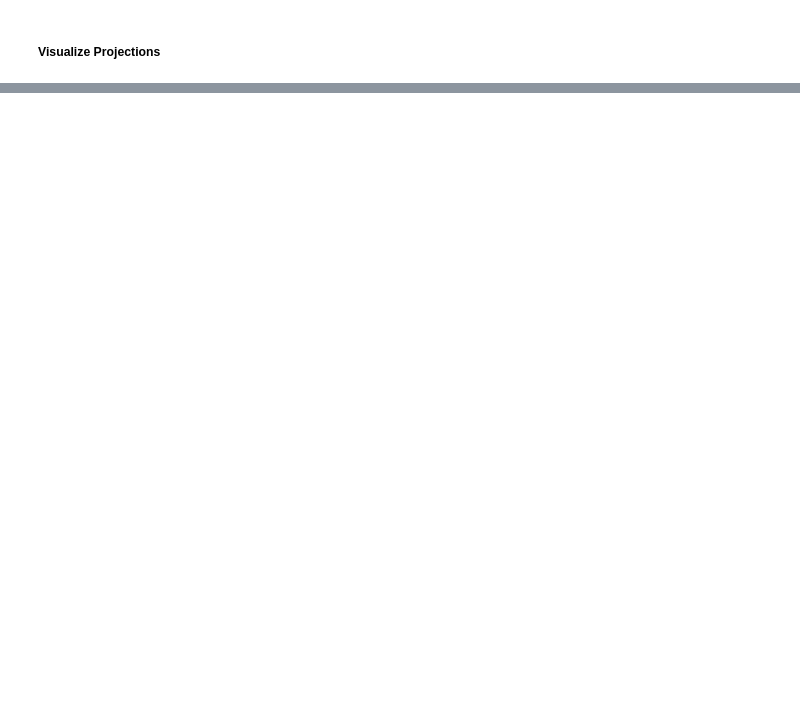
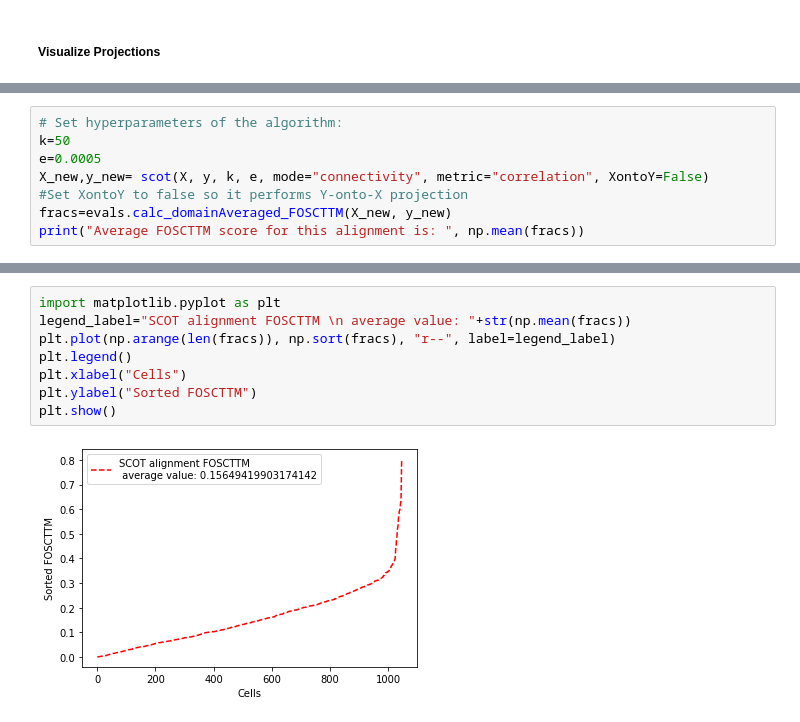
Before and after one commit to rsinghlab/SCOT, a Jupyter notebook: SNAREseq_newSCOT.ipynb, the cells around one changed output, grey strips where cells are left out. Cells and saved outputs as stored; diff of their text form; blank space fills up the shorter version.

Commit message:
Added sample hyperparam tuning, updated NB

```diff
--- a/SNAREseq_newSCOT.ipynb
+++ b/SNAREseq_newSCOT.ipynb
@@ -84,0 +87,8 @@ plt.scatter(y_pca[:,0], y_pca[:,1], c="r", s=10)
+# %%
+# Set hyperparameters of the algorithm:
+k=50
+e=0.0005
+X_new,y_new= scot(X, y, k, e, mode="connectivity", metric="correlation", XontoY=False)
+#Set XontoY to false so it performs Y-onto-X projection
+fracs=evals.calc_domainAveraged_FOSCTTM(X_new, y_new)
+print("Average FOSCTTM score for this alignment is: ", np.mean(fracs))
@@ -84,0 +113,10 @@ plt.scatter(y_pca[:,0], y_pca[:,1], c="r", s=10)
+# %%
+import matplotlib.pyplot as plt
+legend_label="SCOT alignment FOSCTTM \n average value: "+str(np.mean(fracs))
+plt.plot(np.arange(len(fracs)), np.sort(fracs), "r--", label=legend_label)
+plt.legend()
+plt.xlabel("Cells")
+plt.ylabel("Sorted FOSCTTM")
+plt.show()
+# %% [output]
+[figure, added]
```
Also changed, not shown: parts of 10 cells of this notebook, 4 other files.
